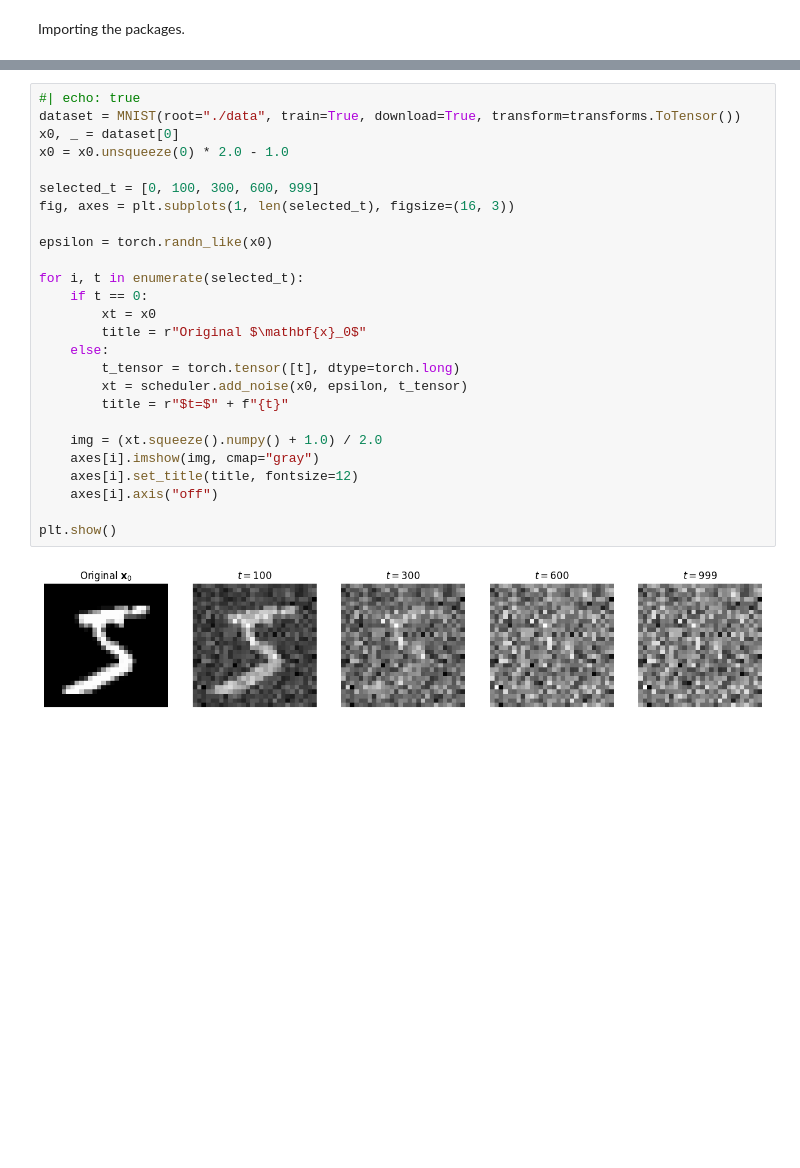
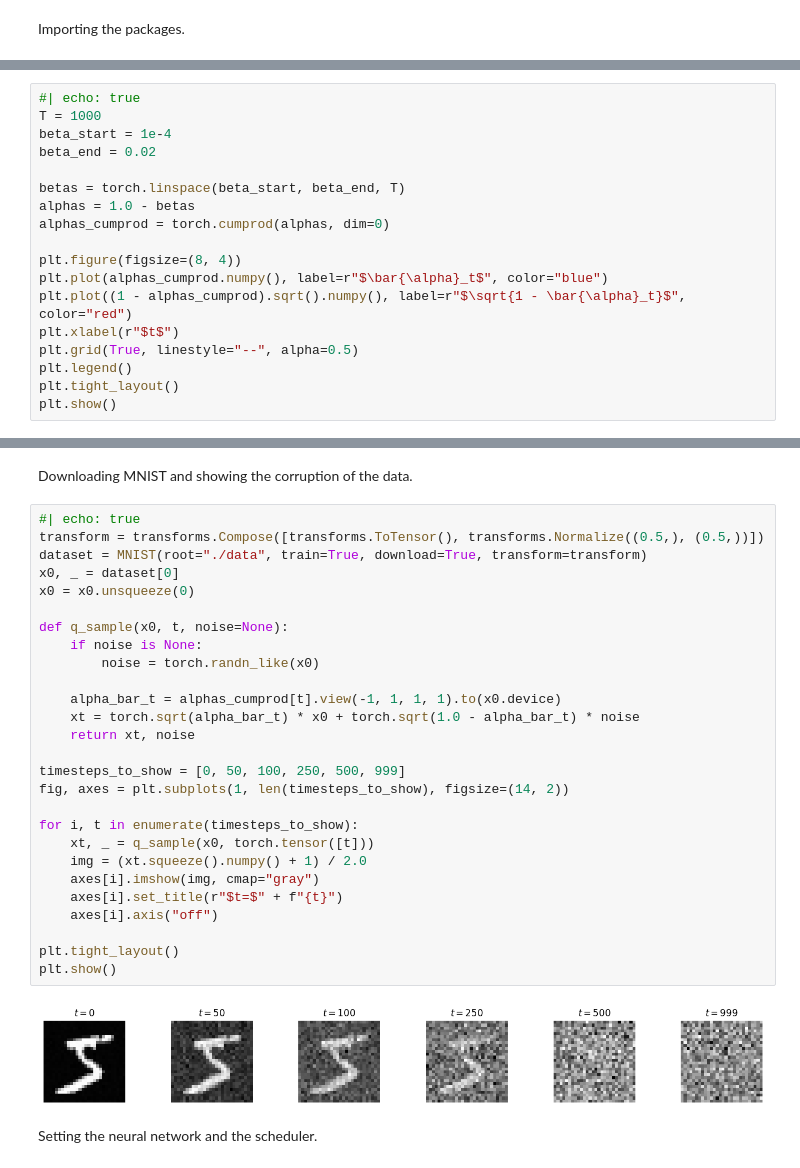
Before and after one commit to mZaiam/notes, a Jupyter notebook: diffusion_models/theoretical_foundation/theoretical_foundation_assets/ddpm.ipynb, the cells around one changed output, grey strips where cells are left out. Saved outputs shown, nothing was run; the diff lists cells and outputs as text; blank space fills up the shorter version.

```diff
--- a/diffusion_models/theoretical_foundation/theoretical_foundation_assets/ddpm.ipynb
+++ b/diffusion_models/theoretical_foundation/theoretical_foundation_assets/ddpm.ipynb
@@ -52,0 +30,18 @@ Showing the diffusion process.
+# %%
+#| echo: true
+T = 1000
+beta_start = 1e-4
+beta_end = 0.02
+
+betas = torch.linspace(beta_start, beta_end, T)
+alphas = 1.0 - betas
+alphas_cumprod = torch.cumprod(alphas, dim=0)
+
+plt.figure(figsize=(8, 4))
+plt.plot(alphas_cumprod.numpy(), label=r"$\bar{\alpha}_t$", color="blue")
+plt.plot((1 - alphas_cumprod).sqrt().numpy(), label=r"$\sqrt{1 - \bar{\alpha}_t}$", color="red")
+plt.xlabel(r"$t$")
+plt.grid(True, linestyle="--", alpha=0.5)
+plt.legend()
+plt.tight_layout()
+plt.show()
@@ -53,28 +50,33 @@ Showing the diffusion process.
+# %% [markdown]
+Downloading MNIST and showing the corruption of the data.
 # %%
 #| echo: true
-dataset = MNIST(root="./data", train=True, download=True, transform=transforms.ToTensor())
+transform = transforms.Compose([transforms.ToTensor(), transforms.Normalize((0.5,), (0.5,))])
+dataset = MNIST(root="./data", train=True, download=True, transform=transform)
 x0, _ = dataset[0]
-x0 = x0.unsqueeze(0) * 2.0 - 1.0
+x0 = x0.unsqueeze(0)
 
-selected_t = [0, 100, 300, 600, 999]
-fig, axes = plt.subplots(1, len(selected_t), figsize=(16, 3))
+def q_sample(x0, t, noise=None):
+    if noise is None:
+        noise = torch.randn_like(x0)
 
-epsilon = torch.randn_like(x0)
+    alpha_bar_t = alphas_cumprod[t].view(-1, 1, 1, 1).to(x0.device)
+    xt = torch.sqrt(alpha_bar_t) * x0 + torch.sqrt(1.0 - alpha_bar_t) * noise
+    return xt, noise
 
-for i, t in enumerate(selected_t):
-    if t == 0:
-        xt = x0
-        title = r"Original $\mathbf{x}_0$"
-    else:
-        t_tensor = torch.tensor([t], dtype=torch.long)
-        xt = scheduler.add_noise(x0, epsilon, t_tensor)
-        title = r"$t=$" + f"{t}"
+timesteps_to_show = [0, 50, 100, 250, 500, 999]
+fig, axes = plt.subplots(1, len(timesteps_to_show), figsize=(14, 2))
 
-    img = (xt.squeeze().numpy() + 1.0) / 2.0
+for i, t in enumerate(timesteps_to_show):
+    xt, _ = q_sample(x0, torch.tensor([t]))
+    img = (xt.squeeze().numpy() + 1) / 2.0
     axes[i].imshow(img, cmap="gray")
-    axes[i].set_title(title, fontsize=12)
+    axes[i].set_title(r"$t=$" + f"{t}")
     axes[i].axis("off")
 
+plt.tight_layout()
 plt.show()
 # %% [output]
-[figure, old version]
+[figure, new version]
+# %% [markdown]
+Setting the neural network and the scheduler.
```
Also changed, not shown: parts of 12 cells of this notebook, 5 other files.
